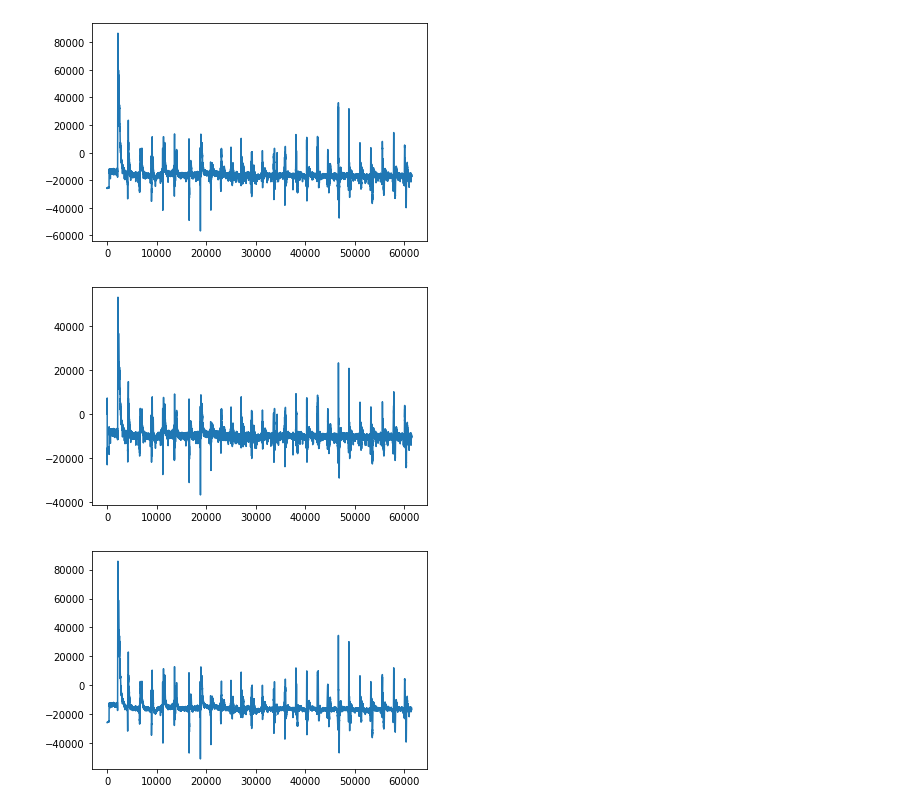
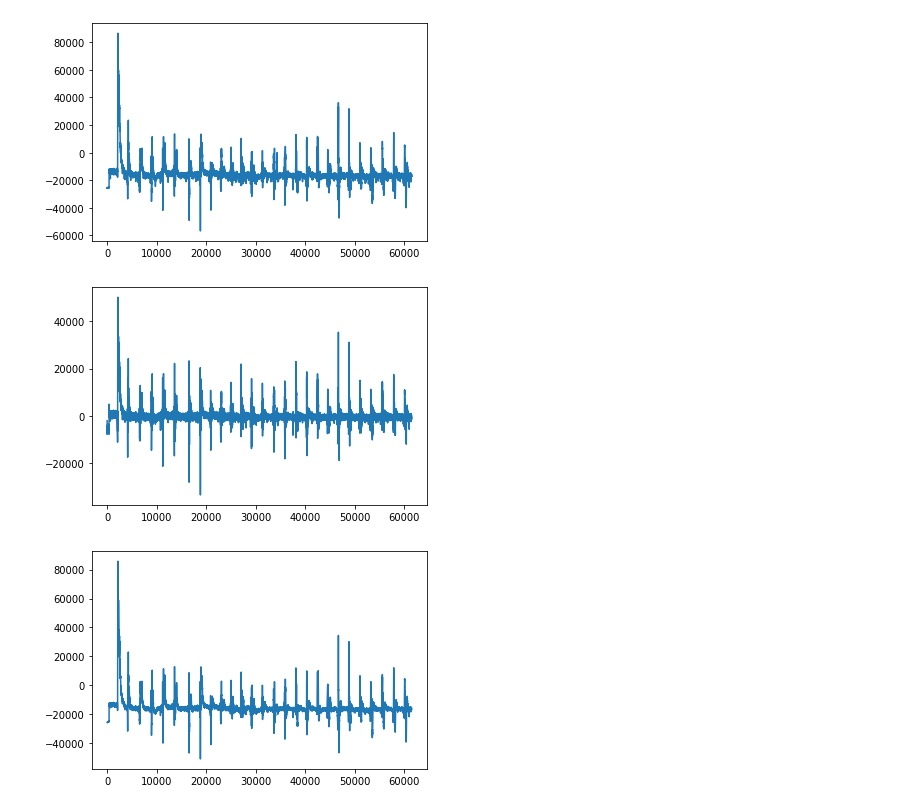
Before and after one commit to areakRU/diploma, a Jupyter notebook: filter.ipynb, the cells around one changed output. Cells and saved outputs as stored; diff of their text form; code cells hidden in the pictures.

```diff
--- a/filter.ipynb
+++ b/filter.ipynb
@@ -6,7 +6,7 @@ from scipy.signal import firwin, lfilter
 from scipy.ndimage import uniform_filter1d
 
 # Загрузка сигнала из файла
-x = np.loadtxt(r'C:\Users\areak\Desktop\diploma\BadData\right_alex_3.txt')
+x = np.loadtxt(r'C:\Users\areak\Desktop\diploma\Data\right_alex_3.txt')
 # %%
 # Необработанный сигнал
 plt.plot(x)
@@ -16,21 +16,21 @@ plt.show()
 # %%
 # КИХ-фильт и его применение к сигналу
 def bandpass_firwin(ntaps, lowcut, highcut, fs, window='hamming'):
   nyq = 0.5 * fs
   taps = firwin(ntaps, [lowcut, highcut], nyq=nyq, pass_zero=False,
                 window=window, scale=False)
   return taps
 
 lowcut = 20
-highcut = 450
-ntaps = 20
-fs = 1000
+highcut = 400
+ntaps = 128
+fs = 4000
 taps_hamming = bandpass_firwin(ntaps, lowcut, highcut, fs=fs)
-firwin_x = lfilter(taps_hamming, 1.0, x)
+firwin_x = np.convolve(x-np.mean(x), taps_hamming, 'same')
 plt.plot(firwin_x)
 plt.show()
 # %% [output]
-[figure, old version]
+[figure, new version]
 # %%
 # Moving average (MA) filter
 filtered_x = uniform_filter1d(x, size=8,mode='nearest')
```
Also changed, not shown: parts of 4 cells of this notebook, 1 other file.
